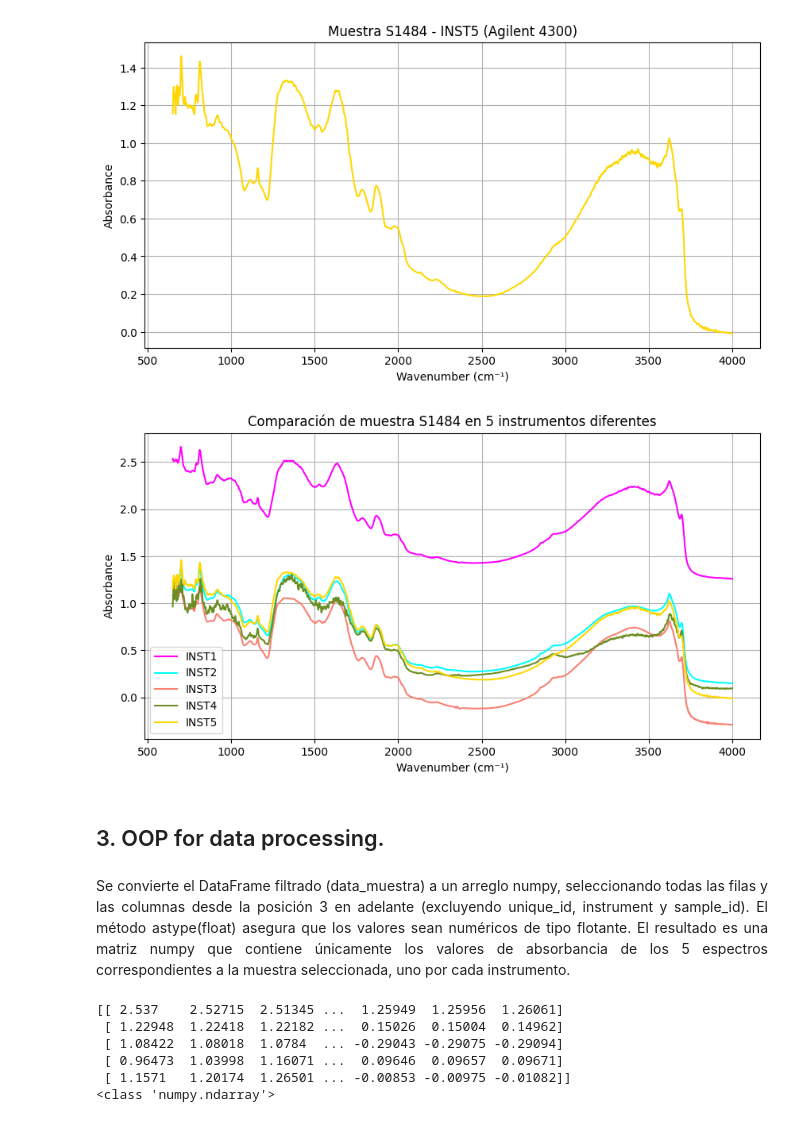
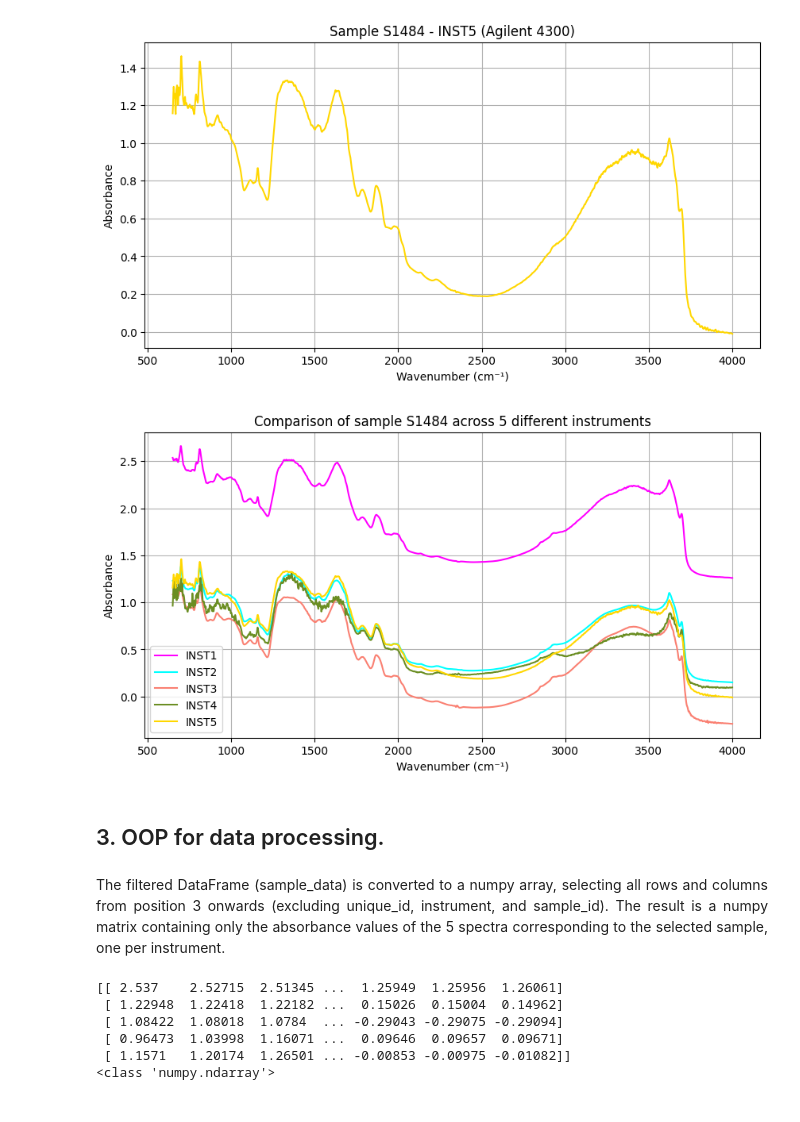
Before and after one commit to lucas-hernandez-02/scientific_programming, a Jupyter notebook: FIRST_LAB/FIRST_LAB.ipynb, the cells around one changed output. Saved outputs shown, nothing was run; the diff lists cells and outputs as text; code cells hidden in the pictures.

```diff
--- a/FIRST_LAB/FIRST_LAB.ipynb
+++ b/FIRST_LAB/FIRST_LAB.ipynb
@@ -151,12 +151,12 @@ plt.show()
 # %% [output]
 [figure]
 # %%
-espectro_inst2 = data_muestra[
-    data_muestra['instrument'] == 'INST2'].to_numpy()[:, 3:].astype(float)[0]
+spectrum_inst2 = sample_data[
+    sample_data['instrument'] == 'INST2'].to_numpy()[:, 3:][0]
 
 plt.figure(figsize=(10, 5))
-plt.plot(wavelengths, espectro_inst2, color="cyan")
-plt.title(f"Muestra {muestra} - INST2 (Perkin Elmer Spectrum 100)")
+plt.plot(wavelengths, spectrum_inst2, color="cyan")
+plt.title(f"Sample {sample} - INST2 (Perkin Elmer Spectrum 100)")
 plt.xlabel("Wavenumber (cm⁻¹)")
 plt.ylabel("Absorbance")
 plt.grid(True)
@@ -164,12 +164,12 @@ plt.show()
 # %% [output]
 [figure]
 # %%
-espectro_inst3 = data_muestra[
-    data_muestra['instrument'] == 'INST3'].to_numpy()[:, 3:].astype(float)[0]
+spectrum_inst3 = sample_data[
+    sample_data['instrument'] == 'INST3'].to_numpy()[:, 3:][0]
 
 plt.figure(figsize=(10, 5))
-plt.plot(wavelengths, espectro_inst3, color="salmon")
-plt.title(f"Muestra {muestra} - INST3 (Bruker Invenio)")
+plt.plot(wavelengths, spectrum_inst3, color="salmon")
+plt.title(f"Sample {sample} - INST3 (Bruker Invenio)")
 plt.xlabel("Wavenumber (cm⁻¹)")
 plt.ylabel("Absorbance")
 plt.grid(True)
@@ -177,12 +177,12 @@ plt.show()
 # %% [output]
 [figure]
 # %%
-espectro_inst4 = data_muestra[
-    data_muestra['instrument'] == 'INST4'].to_numpy()[:, 3:].astype(float)[0]
+spectrum_inst4 = sample_data[
+    sample_data['instrument'] == 'INST4'].to_numpy()[:, 3:][0]
 
 plt.figure(figsize=(10, 5))
-plt.plot(wavelengths, espectro_inst4, color="olivedrab")
-plt.title(f"Muestra {muestra} - INST4 (Thermo Fisher Nicolet)")
+plt.plot(wavelengths, spectrum_inst4, color="olivedrab")
+plt.title(f"Sample {sample} - INST4 (Thermo Fisher Nicolet)")
 plt.xlabel("Wavenumber (cm⁻¹)")
 plt.ylabel("Absorbance")
 plt.grid(True)
@@ -190,12 +190,12 @@ plt.show()
 # %% [output]
 [figure]
 # %%
-espectro_inst5 = data_muestra[
-    data_muestra['instrument'] == 'INST5'].to_numpy()[:, 3:].astype(float)[0]
+spectrum_inst5 = sample_data[
+    sample_data['instrument'] == 'INST5'].to_numpy()[:, 3:][0]
 
 plt.figure(figsize=(10, 5))
-plt.plot(wavelengths, espectro_inst5, color="gold")
-plt.title(f"Muestra {muestra} - INST5 (Agilent 4300)")
+plt.plot(wavelengths, spectrum_inst5, color="gold")
+plt.title(f"Sample {sample} - INST5 (Agilent 4300)")
 plt.xlabel("Wavenumber (cm⁻¹)")
 plt.ylabel("Absorbance")
 plt.grid(True)
@@ -204,24 +204,24 @@ plt.show()
 [figure]
 # %%
 plt.figure(figsize=(10, 5))
-plt.plot(wavelengths, espectro_inst1, color="magenta", label="INST1")
-plt.plot(wavelengths, espectro_inst2, color="cyan", label="INST2")
-plt.plot(wavelengths, espectro_inst3, color="salmon", label="INST3")
-plt.plot(wavelengths, espectro_inst4, color="olivedrab", label="INST4")
-plt.plot(wavelengths, espectro_inst5, color="gold", label="INST5")
-plt.title(f"Comparación de muestra {muestra} en 5 instrumentos diferentes")
+plt.plot(wavelengths, spectrum_inst1, color="magenta", label="INST1")
+plt.plot(wavelengths, spectrum_inst2, color="cyan", label="INST2")
+plt.plot(wavelengths, spectrum_inst3, color="salmon", label="INST3")
+plt.plot(wavelengths, spectrum_inst4, color="olivedrab", label="INST4")
+plt.plot(wavelengths, spectrum_inst5, color="gold", label="INST5")
+plt.title(f"Comparison of sample {sample} across 5 different instruments")
 
 plt.xlabel("Wavenumber (cm⁻¹)")
 plt.ylabel("Absorbance")
 plt.legend()
 plt.grid(True)
 plt.show()
 # %% [output]
-[figure, old version]
+[figure, new version]
 # %% [markdown]
 ## 3.	OOP for data processing.
 # %% [markdown]
 <p align="justify">
-Se convierte el DataFrame filtrado (data_muestra) a un arreglo numpy, seleccionando todas las filas y las columnas desde la posición 3 en adelante (excluyendo unique_id, instrument y sample_id). El método astype(float) asegura que los valores sean numéricos de tipo flotante. El resultado es una matriz numpy que contiene únicamente los valores de absorbancia de los 5 espectros correspondientes a la muestra seleccionada, uno por cada instrumento.
+The filtered DataFrame (sample_data) is converted to a numpy array, selecting all rows and columns from position 3 onwards (excluding unique_id, instrument, and sample_id). The result is a numpy matrix containing only the absorbance values of the 5 spectra corresponding to the selected sample, one per instrument.
 </p>
 # %%
```
Also changed, not shown: parts of 38 cells of this notebook.
